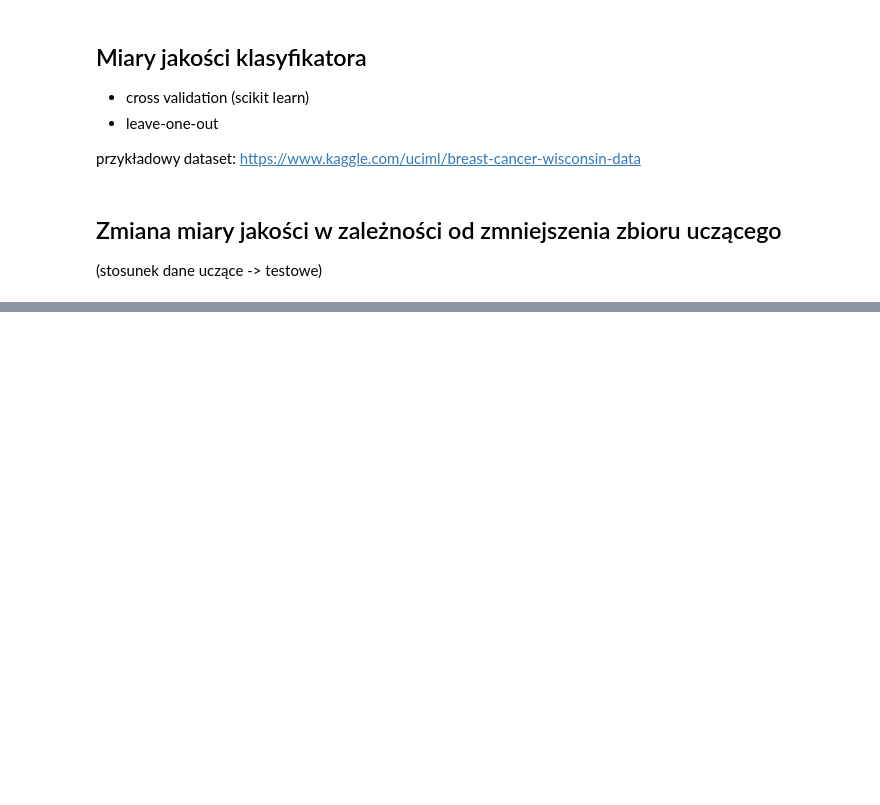
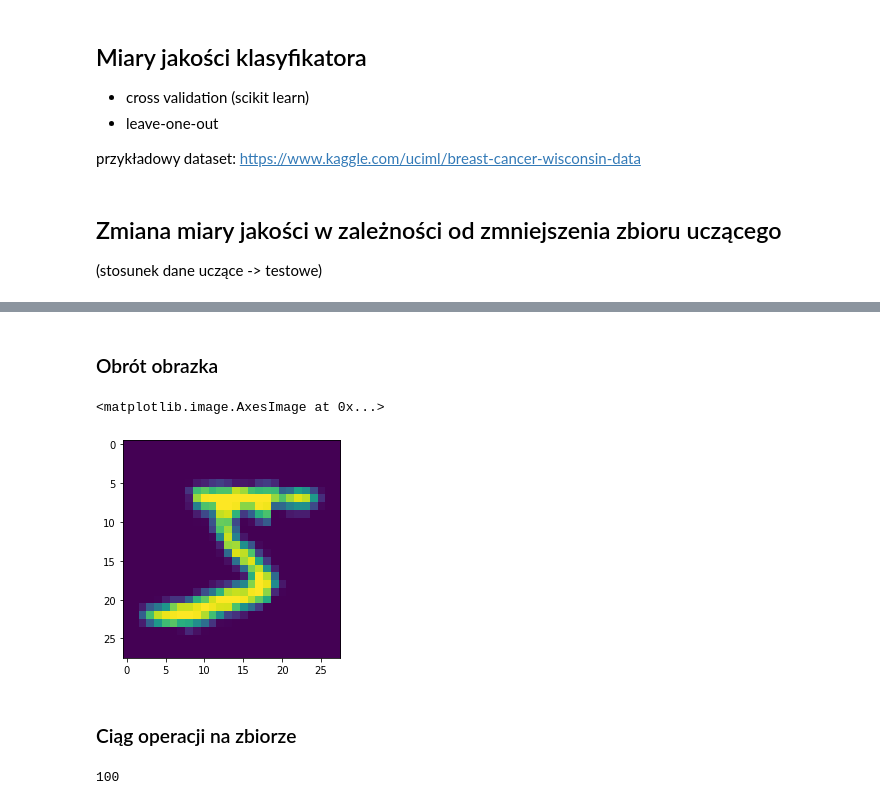
Before and after one commit to Vetchu/AGH-ML-Tutorial-1, a Jupyter notebook: Cwiczenie1.ipynb, the cells around one changed output, grey strips where cells are left out. Cells and saved outputs as stored; diff of their text form; code cells hidden in the pictures; blank space fills up the shorter version.

```diff
--- a/Cwiczenie1.ipynb
+++ b/Cwiczenie1.ipynb
@@ -329,0 +418,25 @@ by dało się w miarę bez googlowania je zrobić w miarę krótkim czasie - jes
+# %% [markdown]
+### Obrót obrazka
+# %%
+rotate = iaa.Affine(rotate=(-15, 15))
+rotated = rotate(images=[image])
+
+plt.imshow(rotated[0])
+# %% [output]
+<matplotlib.image.AxesImage at 0x...>
+[figure, added]
+# %% [markdown]
+### Ciąg operacji na zbiorze
+# %%
+seq = iaa.Sequential([
+    iaa.Sometimes(0.7, iaa.GaussianBlur(sigma=(2.0, 3.0))),
+    iaa.Affine(rotate=(-15, 15))
+])
+
+#tutaj polecam zastosować lepsze wybieranie danych
+images = [np.array(i).reshape(28,28) for i in mnist.data[:100]]
+augmented_images = seq(images=images)
+
+print(len(augmented_images))
+# %% [output]
+100
```
Also changed, not shown: parts of 30 cells of this notebook, 4 other files.
